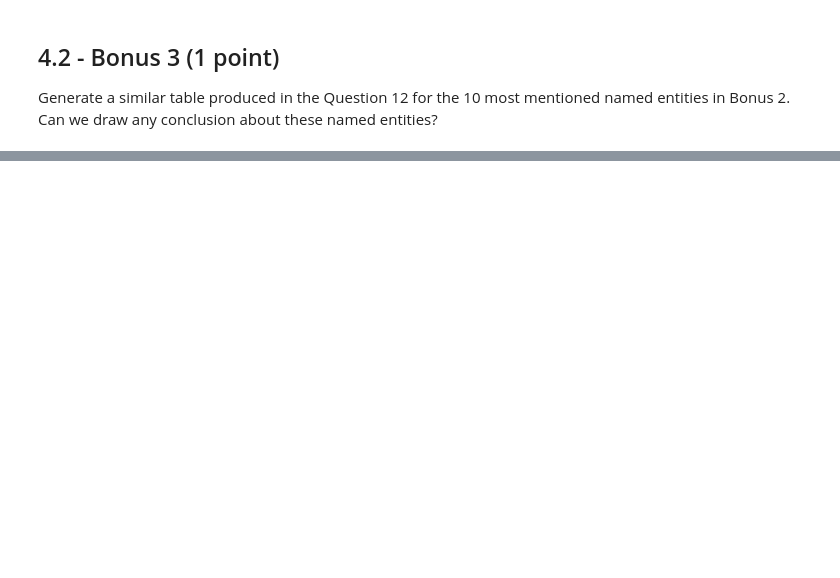
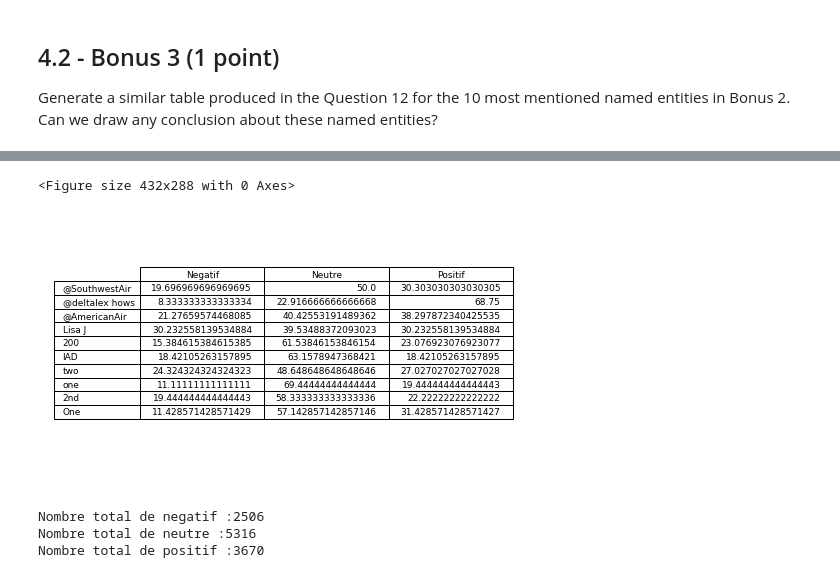
Before and after one commit to gregoiredervaux/INF8111, a Jupyter notebook: TP1/TP1.ipynb, the cells around one changed output, grey strips where cells are left out. Saved outputs shown, nothing was run; the diff lists cells and outputs as text; code cells hidden in the pictures; blank space fills up the shorter version.

```diff
--- a/TP1/TP1.ipynb
+++ b/TP1/TP1.ipynb
@@ -1110,3 +1320,18 @@ Implement a code that generates the table with the top 10 most mentioned named e
 ## 4.2 - Bonus 3 (1 point)
 
 Generate a similar table produced in the Question 12 for the 10 most mentioned named entities in Bonus 2. Can we draw any conclusion about these named entities?
+# %%
+#Frequence des names entities generated
+frequence_ner = [0,0,0,0,0,0,0,0,0,0]
+for i in range(len(frequent_ner)):
+    frequence_ner[i] = ents_count[index_max[i]]*100/ner_sum
+
+
+for i in range(len(frequent_ner)):
+    print("Named Entities : " + str(frequent_ner[i]))
+    print('ents_count_index: ' + str(index_max[i]))
+    print('occurence of named entities: ' + str(ents_count[index_max[i]]))
+    print('percentage of apparition of named entities: ' + str(frequence_ner[i]))
+    print("frequence de tweet negatif parmi les tweets contenant l'entité nommée: " + str(neg_neut_pos_by_ner[i][0]*100/ents_count[index_max[i]]))
+    print("frequence de tweet neutre parmi les tweets contenant l'entité nommée: " + str(neg_neut_pos_by_ner[i][1]*100/ents_count[index_max[i]]))
+    print("frequence de tweet positif parmi les tweets contenant l'entité nommée: " + str(neg_neut_pos_by_ner[i][2]*100/ents_count[index_max[i]]))
@@ -1112,0 +1356,28 @@ Generate a similar table produced in the Question 12 for the 10 most mentioned n
+# %%
+plt.clf()
+rows = [str(frequent_ner[i].text) for i in range(len(frequent_ner))]
+columns = ("Negatif", "Neutre", "Positif")
+cellText=[[neg_neut_pos_by_ner[i][j]*100/ents_count[index_max[i]] for j in range(3)] for i in range(len(index_max))]
+
+print("Fréquence des tweet en fonction des sentiments")
+fig, ax = plt.subplots()
+
+# hide axes
+ax.axis('off')
+ax.axis('tight')
+ax.table(cellText=cellText, colLabels=columns, rowLabels=rows, loc='center')
+
+fig.tight_layout()
+plt.subplots_adjust()
+plt.show()
+# %% [output]
+<Figure size 432x288 with 0 Axes>
+[figure, added]
+# %%
+print ("Nombre total de negatif :" + str(sentiment_vector.count(0)))
+print ("Nombre total de neutre :" + str(sentiment_vector.count(1)))
+print ("Nombre total de positif :" + str(sentiment_vector.count(2)))
+# %% [output]
+Nombre total de negatif :2506
+Nombre total de neutre :5316
+Nombre total de positif :3670
```
Also changed, not shown: parts of 19 cells of this notebook.
